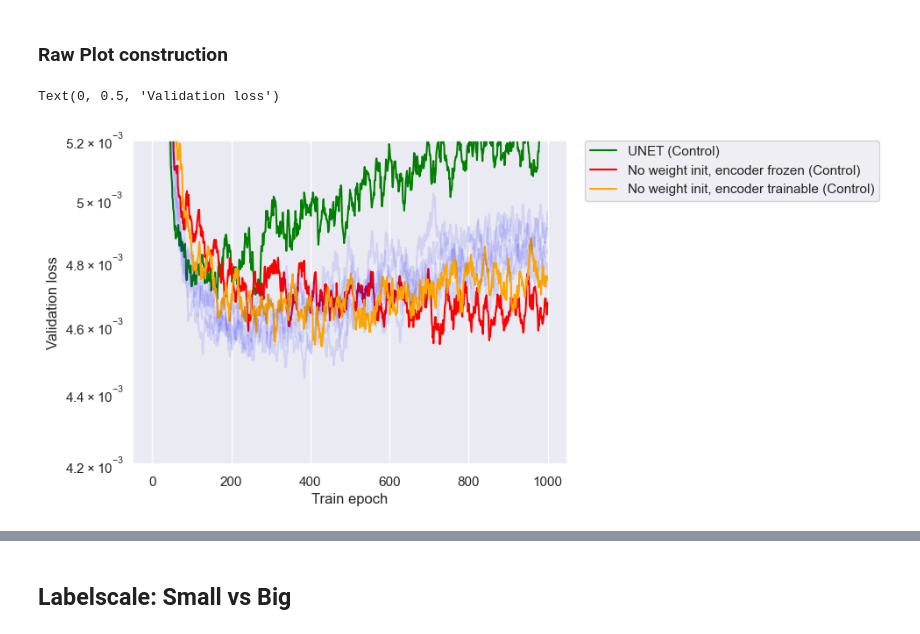
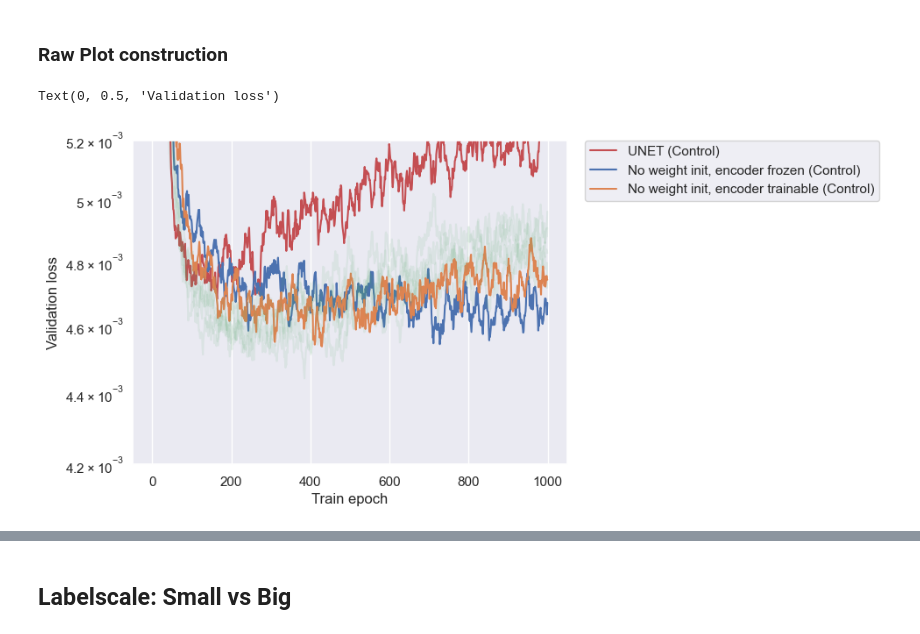
Before and after one commit to helalabcd/data_plots, a Jupyter notebook: nolink_tracker/Weight_init_vs_control.ipynb, the cells around one changed output, grey strips where cells are left out. Cells and saved outputs as stored; diff of their text form; code cells hidden in the pictures.

```diff
--- a/nolink_tracker/Weight_init_vs_control.ipynb
+++ b/nolink_tracker/Weight_init_vs_control.ipynb
@@ -75,38 +75,38 @@ for run_hash in small_runs:
         if runs_info[run_hash]["load_checkpoint"] is None:
 
             if runs_info[run_hash]["freeze_encoder"]:
                 label = "No weight init, encoder frozen (Control)"
                 alpha = 1
-                col = "red"
+                col = "C0"
                 linestyle = "solid"
             else:
                 label = "No weight init, encoder trainable (Control)"
                 alpha = 1
-                col = "orange"
+                col = "C1"
                 linestyle = "solid"
 
         else:
             label = None
             alpha = 0.1
-            col = "blue"
+            col = "C2"
             linestyle = "solid"
     else:
         label = "UNET (Control)"
         alpha = 1.0
-        col = "green"
+        col = "C3"
         linestyle = "solid"
 
     plt.plot(smooth(sorted_val_loss, 0.9), label=label, c=col, alpha=alpha, linestyle=linestyle)
 
 plt.yscale("log")
 plt.ylim(4.2e-3, 5.2e-3)
 plt.legend(bbox_to_anchor=(1.04, 1), borderaxespad=0)
 
 plt.xlabel("Train epoch")
 plt.ylabel("Validation loss")
 # %% [output]
 Text(0, 0.5, 'Validation loss')
-[figure, old version]
+[figure, new version]
 # %%
 for run_hash in big_runs:
     subset = data[data["run.hash"] == run_hash]
```
Also changed, not shown: parts of 3 cells of this notebook, 4 other files.
